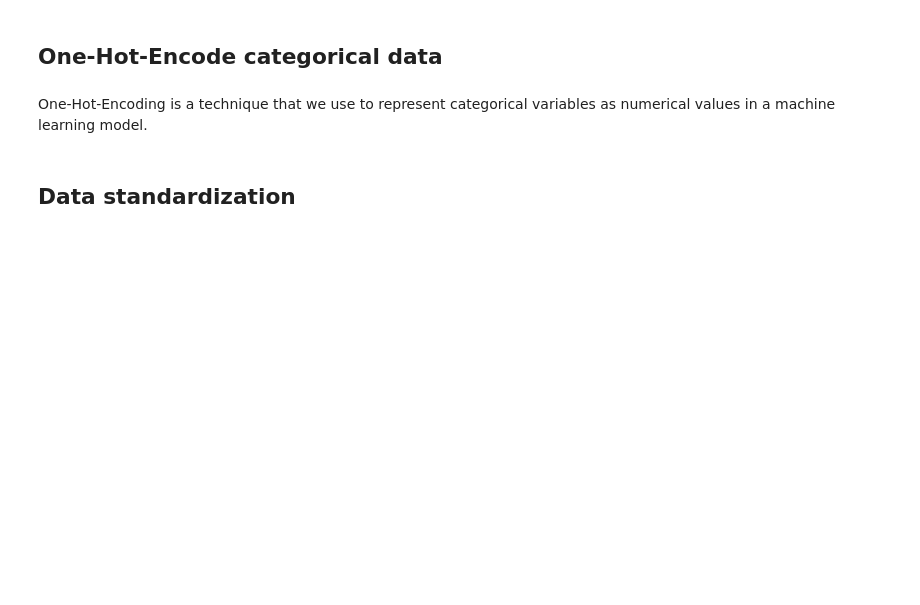
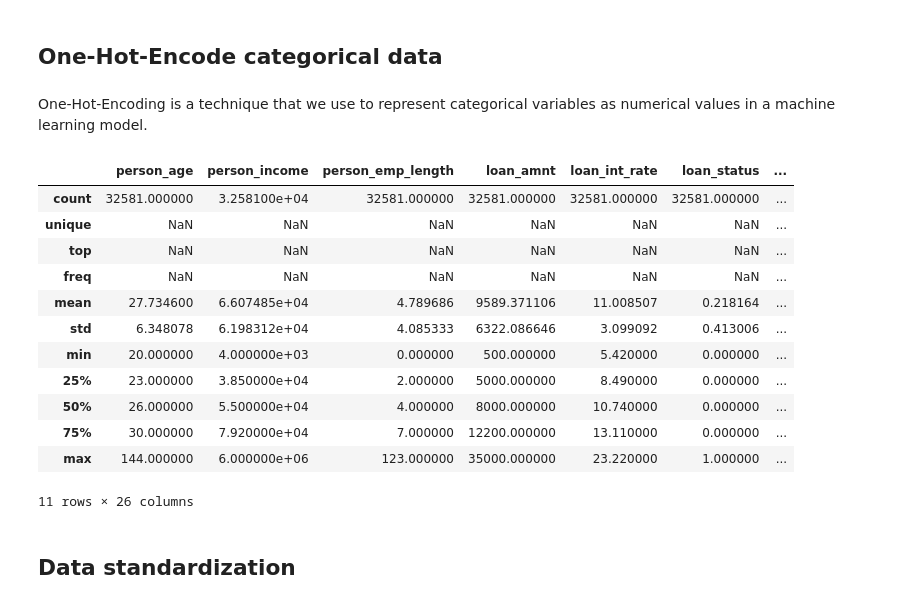
Before and after one commit to alex-yatseyko/team_project, a Jupyter notebook: project/notebooks/data_preparation.ipynb, the cells around one changed output. Saved outputs shown, nothing was run; the diff lists cells and outputs as text; code cells hidden in the pictures; blank space fills up the shorter version.

Commit message:
Data preprocessed and csv file ready for model fit

```diff
--- a/project/notebooks/data_preparation.ipynb
+++ b/project/notebooks/data_preparation.ipynb
@@ -9,7 +9,7 @@ import random
 
 random.seed(42) #in case we will use random somewhere
 
-data = pd.read_csv("./data/raw/credit_risk_dataset.csv")
+data = pd.read_csv('../data/raw/credit_risk_dataset.csv')
 # %%
 data.describe()
 # %% [output]
@@ -27,10 +45,22 @@ data.describe()
 # %%
 from sklearn.impute import SimpleImputer
 
-missing_values = data.isnull().sum()
+# missing_values = data.isnull().sum()
 features = ['person_emp_length', 'loan_int_rate']
-numerical_imputer = SimpleImputer(strategy='mean')
-data[features] = numerical_imputer.fit_transform(data[features])
+# numerical_imputer = SimpleImputer(strategy='mean')
+# data[features] = numerical_imputer.fit_transform(data[features])
+
+# Step 1: Impute missing loan_int_rate values based on loan_status
+mean_loan_int_rate_0 = data[data['loan_status'] == 0]['loan_int_rate'].mean()
+mean_loan_int_rate_1 = data[data['loan_status'] == 1]['loan_int_rate'].mean()
+
+data.loc[(data['loan_status'] == 0) & (data['loan_int_rate'].isnull()), 'loan_int_rate'] = mean_loan_int_rate_0
+data.loc[(data['loan_status'] == 1) & (data['loan_int_rate'].isnull()), 'loan_int_rate'] = mean_loan_int_rate_1
+
+# Step 2: Impute missing person_emp_length values based on overall mean
+mean_person_emp_length = data['person_emp_length'].mean()
+data['person_emp_length'].fillna(mean_person_emp_length, inplace=True)
+
 data[features].isnull().sum()
 # %% [output]
 person_emp_length    0
@@ -49,6 +89,22 @@ One-Hot-Encoding is a technique that we use to represent categorical variables a
 # %%
 data = pd.get_dummies(data,columns=['loan_intent','loan_grade','person_home_ownership']) #OHE of categorical columns with more than 2 categories in each
 data = pd.get_dummies(data,columns=['cb_person_default_on_file'], drop_first= True) #OHE of the categorical column with only 2 categories in it
+# %%
+data.describe(include="all")
+# %% [output]
+|  | person_age | person_income | person_emp_length | loan_amnt | loan_int_rate | loan_status | ... |
+| count | 32581.000000 | 3.258100e+04 | 32581.000000 | 32581.000000 | 32581.000000 | 32581.000000 | ... |
+| unique | NaN | NaN | NaN | NaN | NaN | NaN | ... |
+| top | NaN | NaN | NaN | NaN | NaN | NaN | ... |
+| freq | NaN | NaN | NaN | NaN | NaN | NaN | ... |
+| mean | 27.734600 | 6.607485e+04 | 4.789686 | 9589.371106 | 11.008507 | 0.218164 | ... |
+| std | 6.348078 | 6.198312e+04 | 4.085333 | 6322.086646 | 3.099092 | 0.413006 | ... |
+| min | 20.000000 | 4.000000e+03 | 0.000000 | 500.000000 | 5.420000 | 0.000000 | ... |
+| 25% | 23.000000 | 3.850000e+04 | 2.000000 | 5000.000000 | 8.490000 | 0.000000 | ... |
+| 50% | 26.000000 | 5.500000e+04 | 4.000000 | 8000.000000 | 10.740000 | 0.000000 | ... |
+| 75% | 30.000000 | 7.920000e+04 | 7.000000 | 12200.000000 | 13.110000 | 0.000000 | ... |
+| max | 144.000000 | 6.000000e+06 | 123.000000 | 35000.000000 | 23.220000 | 1.000000 | ... |
+11 rows × 26 columns
 # %% [markdown]
 ## Data standardization
 # %%
```
Also changed, not shown: parts of 7 cells of this notebook, 3 other files.
